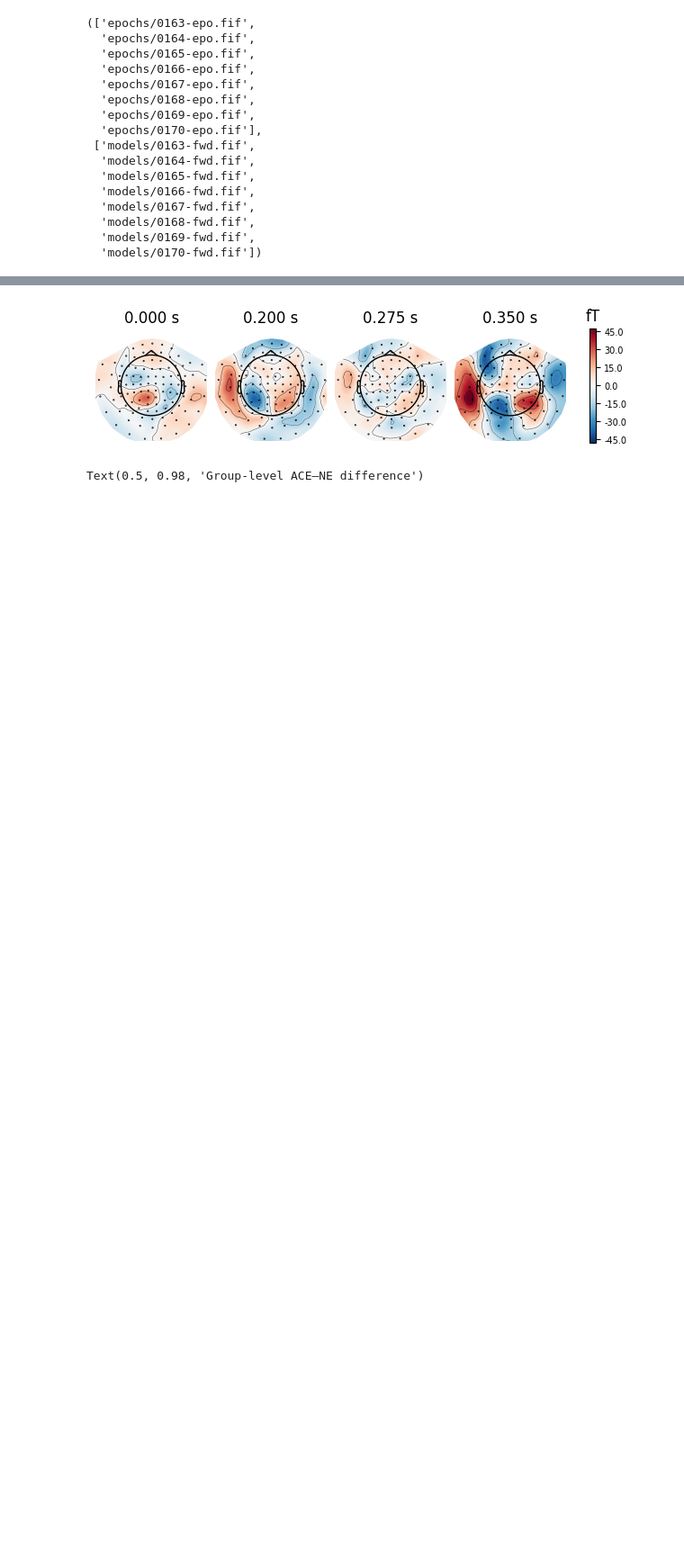
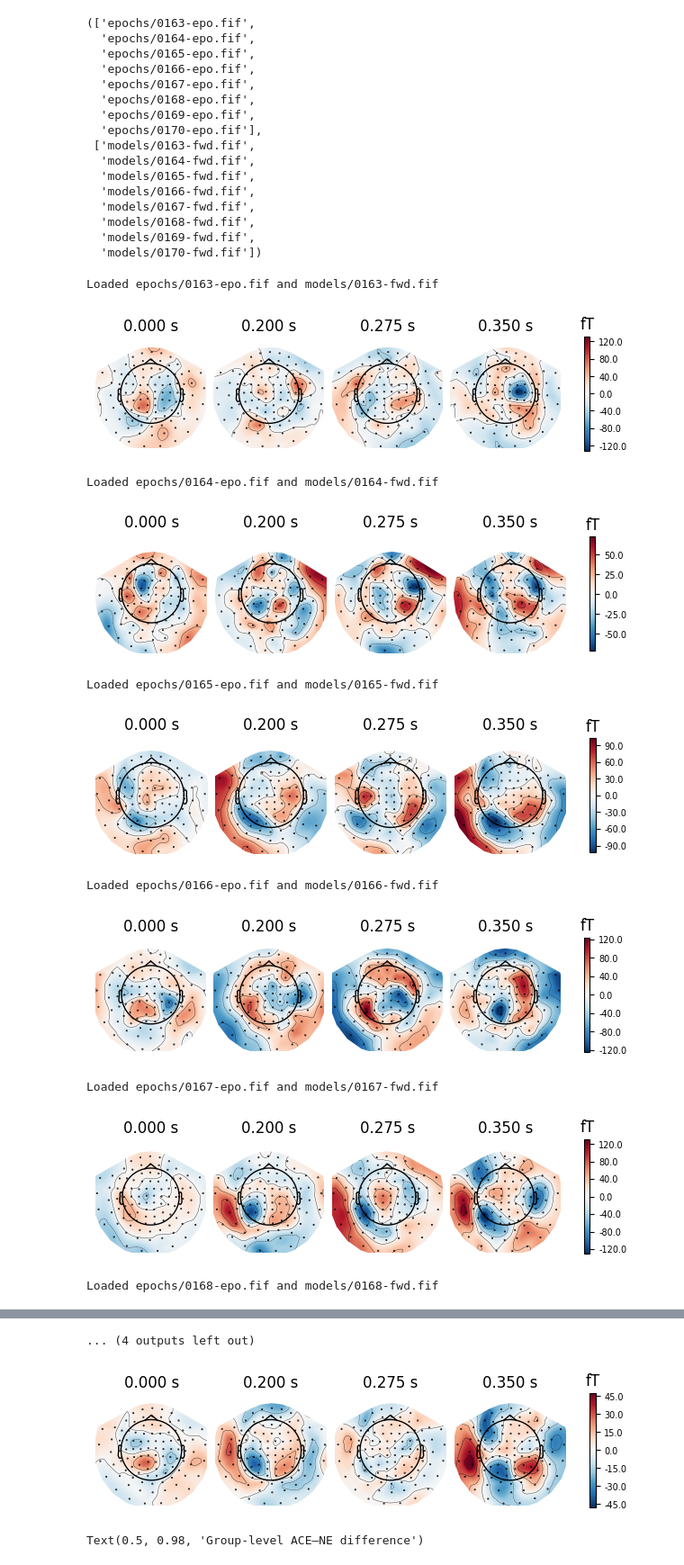
Before and after one commit to HMHojgaard/CogSci_F25, a Jupyter notebook: ACN/02_analysis.ipynb, the cells around one changed output, grey strips where cells are left out. Shown at 90% size. Saved outputs shown, nothing was run; the diff lists cells and outputs as text; code cells hidden in the pictures; blank space fills up the shorter version.

Commit message:
adjusted loop so it also adds epos and fwds to group lists

```diff
--- a/ACN/02_analysis.ipynb
+++ b/ACN/02_analysis.ipynb
@@ -36,27 +37,44 @@ def compute_evoked_diff(epochs):
     for event in epochs.event_id:
         evokeds.append(epochs[event].average())
 
-    diffs_comment = ['CE - NE']
     diffs = [(2,0)] # PAS 1-3 contrast
     for diff in diffs:
         evoked_diff = evokeds[diff[0]].copy() # create a copy
         evoked_diff.data -= evokeds[diff[1]].data # modify the data in place
-        evoked_diff.comment = diffs_comment
 
     return evoked_diff
-# %%
-mne.set_log_level('WARNING') # turning off verbose so loadbar is updated in-place
-
-evoked_diffs = []
-
-# for each subject (THIS TAKES APPROX. 2 MIN ON 8 CPU)
-for epo_file in tqdm(epo_files):
-
-    # load epochs
-    epochs = mne.read_epochs(epo_file)
-
-    # compute difference wave
-    evoked_diff = compute_evoked_diff(epochs)
-
-    # store results
-    evoked_diffs.append(evoked_diff)
+# %%
+epochs_group = []
+fwds_group = []
+evoked_diffs = []
+
+# for each subject
+for epo_file, fwd_file in tqdm(zip(epo_files, fwd_files), total=len(epo_files)):
+
+    # load epochs and fwd model
+    epochs = mne.read_epochs(epo_file)
+    fwd = mne.read_forward_solution(fwd_file)
+
+    # compute difference wave
+    evoked_diff = compute_evoked_diff(epochs)
+
+    # store in group lists
+    epochs_group.append(epochs)
+    fwds_group.append(fwd)
+    evoked_diffs.append(evoked_diff)
+
+    # do stuff for each participant
+    print(f"Loaded {epo_file} and {fwd_file}")
+    fig = mne.viz.plot_evoked_topomap(evoked_diff, times=[0, 0.2, 0.275, 0.35])
+# %% [output]
+Loaded epochs/0163-epo.fif and models/0163-fwd.fif
+[figure, added]
+Loaded epochs/0164-epo.fif and models/0164-fwd.fif
+[figure, added]
+Loaded epochs/0165-epo.fif and models/0165-fwd.fif
+[figure, added]
+Loaded epochs/0166-epo.fif and models/0166-fwd.fif
+[figure, added]
+Loaded epochs/0167-epo.fif and models/0167-fwd.fif
+[figure, added]
+Loaded epochs/0168-epo.fif and models/0168-fwd.fif
@@ -62,0 +82 @@ for epo_file in tqdm(epo_files):
+... (4 outputs left out)
```
Also changed, not shown: parts of 4 cells of this notebook.
